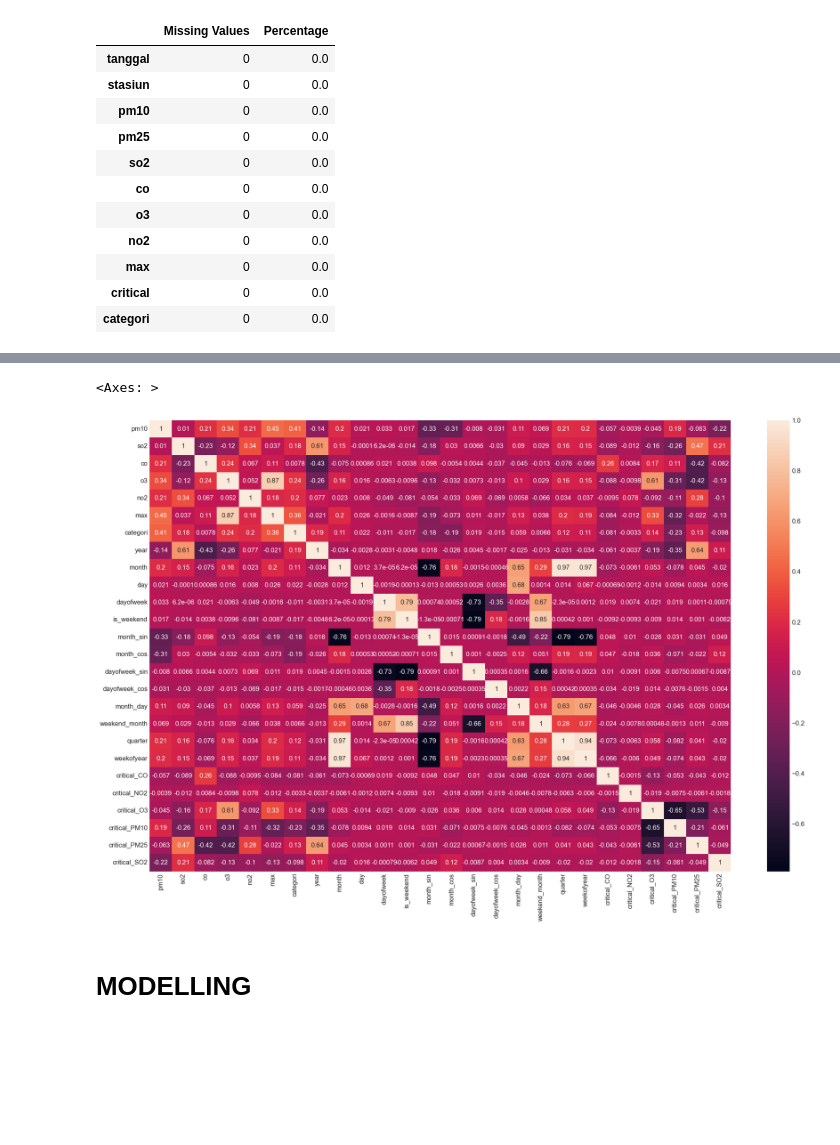
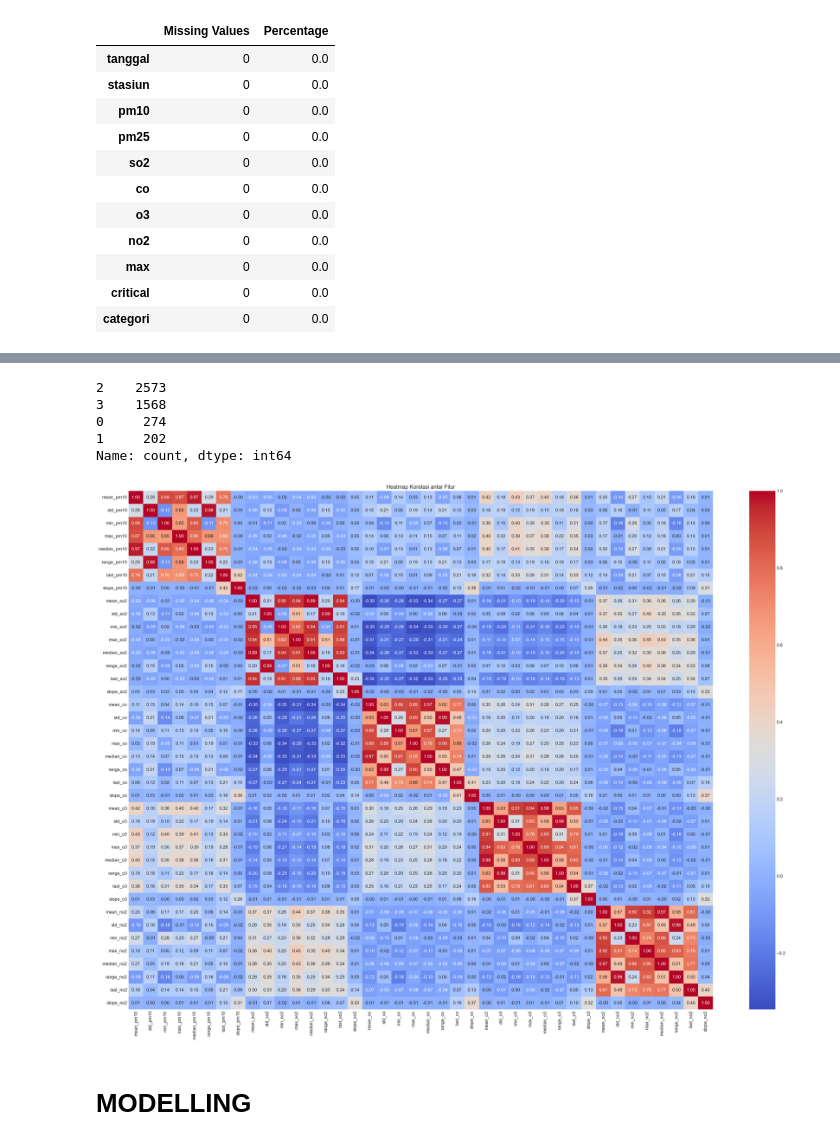
Before and after one commit to NandoG1/Model-Air-Quality-Index-in-Jakarta, a Jupyter notebook: model.ipynb, the cells around one changed output, grey strips where cells are left out. Drawn from its saved outputs; the diff is of its cells as text; code cells hidden in the pictures; blank space fills up the shorter version.

Commit message:
model date

```diff
--- a/model.ipynb
+++ b/model.ipynb
@@ -257,3 +239,39 @@ df.drop(columns=['tanggal', 'stasiun', 'pm25'], inplace=True)
 # %%
 df = df[df['categori'] != 'BERBAHAYA']
 df = df[df['categori'] != 'TIDAK ADA DATA']
+# %%
+df_for_date = df
+# %%
+x, y = [], []
+
+features_name = []
+
+for i in range(7, len(df_for_date)):
+    sliding_window_df = df_for_date.iloc[i - 7:i]
+
+    features = []
+
+    for col in ['pm10', 'so2', 'co', 'o3', 'no2']:
+        series = sliding_window_df[col]
+        stats = {
+            f"mean_{col}": series.mean(),
+            f'std_{col}': series.std(),
+            f'min_{col}': series.min(),
+            f'max_{col}': series.max(),
+            f'median_{col}': series.median(),
+            f'range_{col}': series.max() - series.min(),
+            f'last_{col}': series.iloc[-1],
+            f'slope_{col}': np.polyfit(range(len(series)), series, 1)[0],
+        }
+
+        if i == 7:
+            features_name.extend(stats.keys())
+
+        features.extend(stats.values())
+
+    label = df_for_date.iloc[i]['categori']
+    x.append(features)
+    y.append(label)
+
+x = pd.DataFrame(x, columns=features_name)
+y = pd.Series(y)
@@ -287,9 +340,18 @@ df['categori'] = label_encoder.fit_transform(df['categori'])
-# %%
-plt.figure(figsize=(24,15))
-sns.heatmap(df.corr(), annot=True)
-# %% [output]
-<Axes: >
-[figure, removed]
+# %%
+print(pd.Series(y).value_counts())
+# %% [output]
+2    2573
+3    1568
+0     274
+1     202
+Name: count, dtype: int64
+# %%
+plt.figure(figsize=(35, 25))
+sns.heatmap(x.corr(), annot=True, fmt=".2f", cmap="coolwarm")
+plt.title("Heatmap Korelasi antar Fitur")
+plt.show()
+# %% [output]
+[figure, added]
 # %% [markdown]
 # MODELLING
 # %%
```
Also changed, not shown: parts of 19 cells of this notebook, 4 other files.
